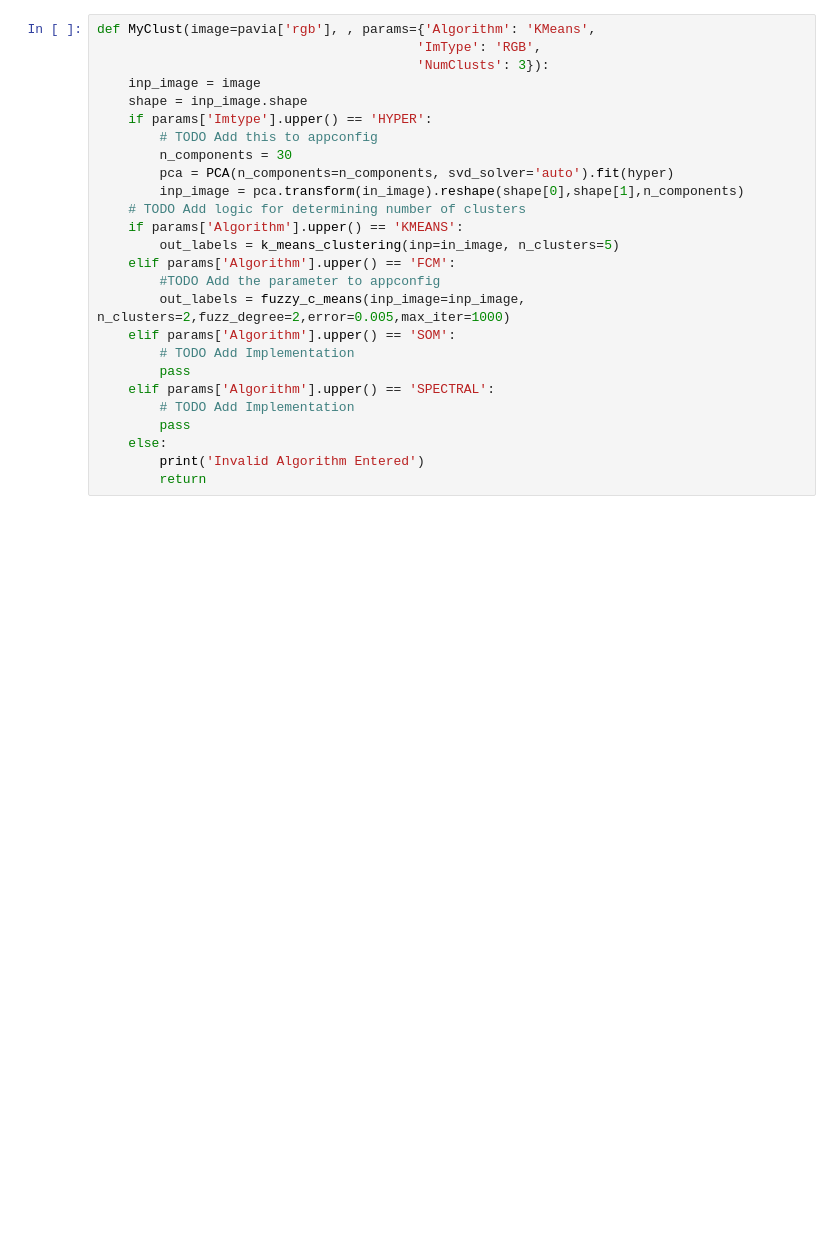
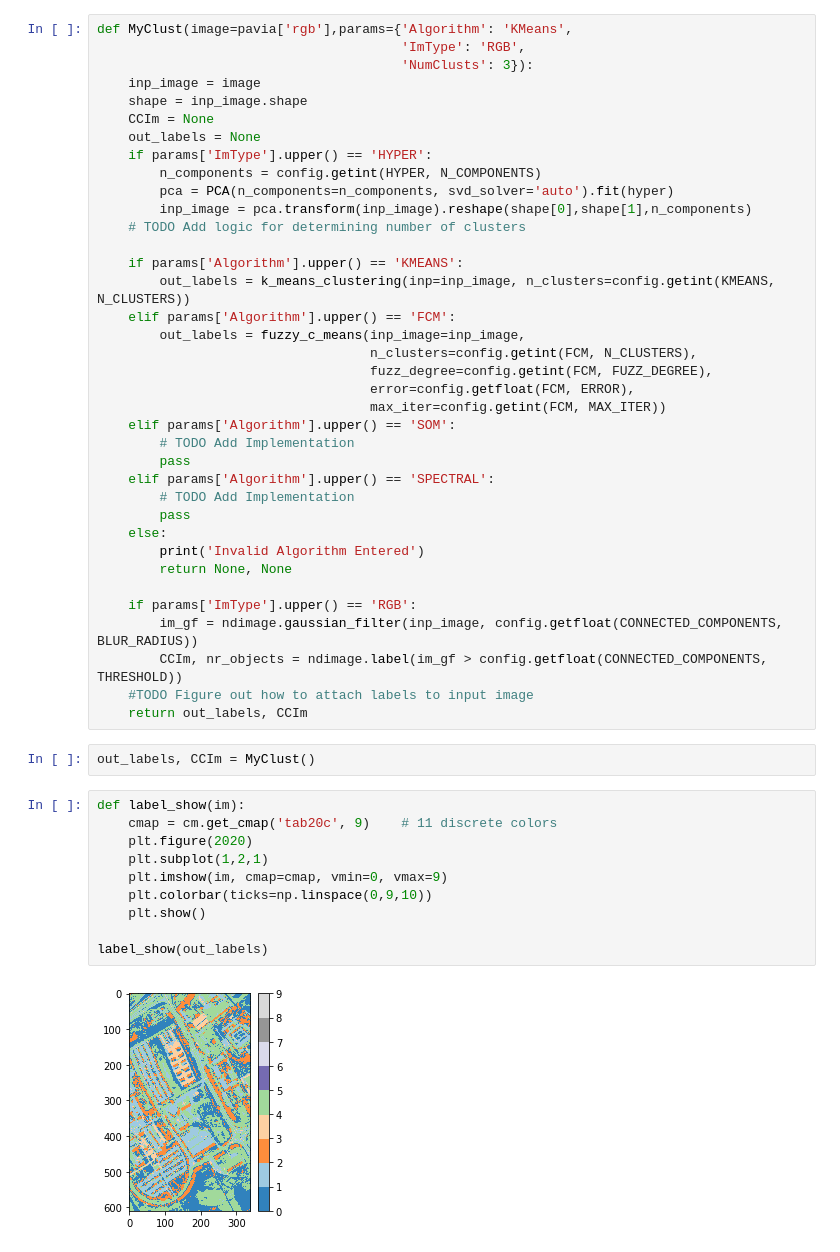
Before and after one commit to rachit-ranjan16/ImSegClust, a Jupyter notebook: Clustering.ipynb, the cells around one changed output. Cells and saved outputs as stored; diff of their text form; blank space fills up the shorter version.

Commit message:
Added appConfig.ini Added Connected Components

```diff
--- a/Clustering.ipynb
+++ b/Clustering.ipynb
@@ -46,22 +66,27 @@ def fuzzy_c_means(n_clusters=2,fuzz_degree=2,error=0.005,max_iter=1000,inp_image
     clust = np.argmax(u, axis=0).astype(float)
     return clust.reshape(shape[0]*shape[1],1).reshape(shape[0],shape[1])
 # %%
-def MyClust(image=pavia['rgb'], , params={'Algorithm': 'KMeans',
-                                         'ImType': 'RGB',
-                                         'NumClusts': 3}):
+def MyClust(image=pavia['rgb'],params={'Algorithm': 'KMeans',
+                                       'ImType': 'RGB',
+                                       'NumClusts': 3}):
     inp_image = image
     shape = inp_image.shape
-    if params['Imtype'].upper() == 'HYPER':
-        # TODO Add this to appconfig
-        n_components = 30
+    CCIm = None
+    out_labels = None
+    if params['ImType'].upper() == 'HYPER':
+        n_components = config.getint(HYPER, N_COMPONENTS)
         pca = PCA(n_components=n_components, svd_solver='auto').fit(hyper)
-        inp_image = pca.transform(in_image).reshape(shape[0],shape[1],n_components)
+        inp_image = pca.transform(inp_image).reshape(shape[0],shape[1],n_components)
     # TODO Add logic for determining number of clusters
+
     if params['Algorithm'].upper() == 'KMEANS':
-        out_labels = k_means_clustering(inp=in_image, n_clusters=5)
+        out_labels = k_means_clustering(inp=inp_image, n_clusters=config.getint(KMEANS, N_CLUSTERS))
     elif params['Algorithm'].upper() == 'FCM':
-        #TODO Add the parameter to appconfig
-        out_labels = fuzzy_c_means(inp_image=inp_image, n_clusters=2,fuzz_degree=2,error=0.005,max_iter=1000)
+        out_labels = fuzzy_c_means(inp_image=inp_image,
+                                   n_clusters=config.getint(FCM, N_CLUSTERS),
+                                   fuzz_degree=config.getint(FCM, FUZZ_DEGREE),
+                                   error=config.getfloat(FCM, ERROR),
+                                   max_iter=config.getint(FCM, MAX_ITER))
     elif params['Algorithm'].upper() == 'SOM':
         # TODO Add Implementation
         pass
@@ -70,4 +95,24 @@ def MyClust(image=pavia['rgb'], , params={'Algorithm': 'KMeans',
         pass
     else:
         print('Invalid Algorithm Entered')
-        return
+        return None, None
+
+    if params['ImType'].upper() == 'RGB':
+        im_gf = ndimage.gaussian_filter(inp_image, config.getfloat(CONNECTED_COMPONENTS, BLUR_RADIUS))
+        CCIm, nr_objects = ndimage.label(im_gf > config.getfloat(CONNECTED_COMPONENTS, THRESHOLD))
+    #TODO Figure out how to attach labels to input image
+    return out_labels, CCIm
+# %%
+out_labels, CCIm = MyClust()
+# %%
+def label_show(im):
+    cmap = cm.get_cmap('tab20c', 9)    # 11 discrete colors
+    plt.figure(2020)
+    plt.subplot(1,2,1)
+    plt.imshow(im, cmap=cmap, vmin=0, vmax=9)
+    plt.colorbar(ticks=np.linspace(0,9,10))
+    plt.show()
+
+label_show(out_labels)
+# %% [output]
+[figure, added]
```
Also changed, not shown: parts of 3 cells of this notebook, 1 other file.
